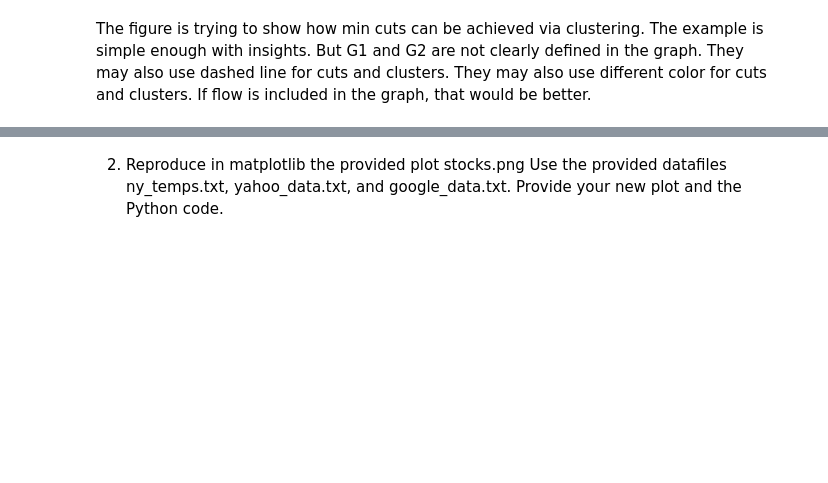
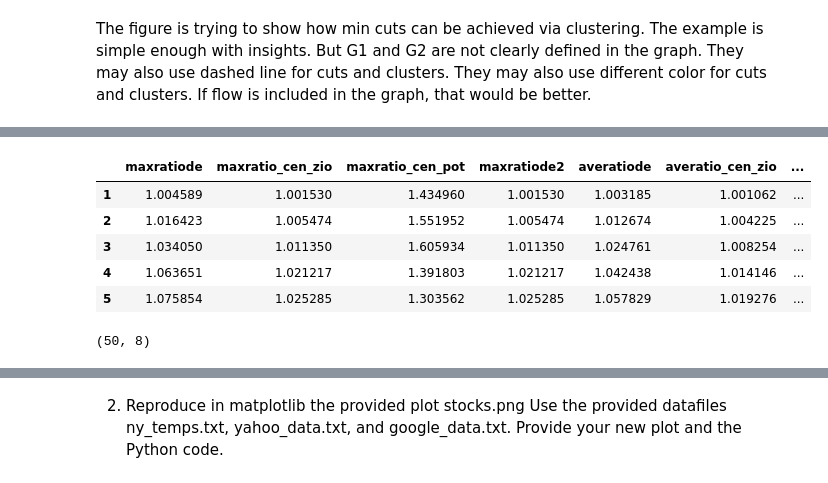
Before and after one commit to shimanluck/AY250-HW, a Jupyter notebook: hw_2/hw_2_sd.ipynb, the cells around one changed output, grey strips where cells are left out. Drawn from its saved outputs; the diff is of its cells as text; code cells hidden in the pictures; blank space fills up the shorter version.

```diff
--- a/hw_2/hw_2_sd.ipynb
+++ b/hw_2/hw_2_sd.ipynb
@@ -17,0 +23,14 @@ The figure is trying to show how min cuts can be achieved via clustering. The ex
+# %%
+data = pd.read_table("hw_2_data/ay250.txt", sep="\t")
+data.head()
+# %% [output]
+|  | maxratiode | maxratio_cen_zio | maxratio_cen_pot | maxratiode2 | averatiode | averatio_cen_zio | ... |
+| 1 | 1.004589 | 1.001530 | 1.434960 | 1.001530 | 1.003185 | 1.001062 | ... |
+| 2 | 1.016423 | 1.005474 | 1.551952 | 1.005474 | 1.012674 | 1.004225 | ... |
+| 3 | 1.034050 | 1.011350 | 1.605934 | 1.011350 | 1.024761 | 1.008254 | ... |
+| 4 | 1.063651 | 1.021217 | 1.391803 | 1.021217 | 1.042438 | 1.014146 | ... |
+| 5 | 1.075854 | 1.025285 | 1.303562 | 1.025285 | 1.057829 | 1.019276 | ... |
+# %%
+np.shape(data)
+# %% [output]
+(50, 8)
```
Also changed, not shown: parts of 4 cells of this notebook, 12 other files.
